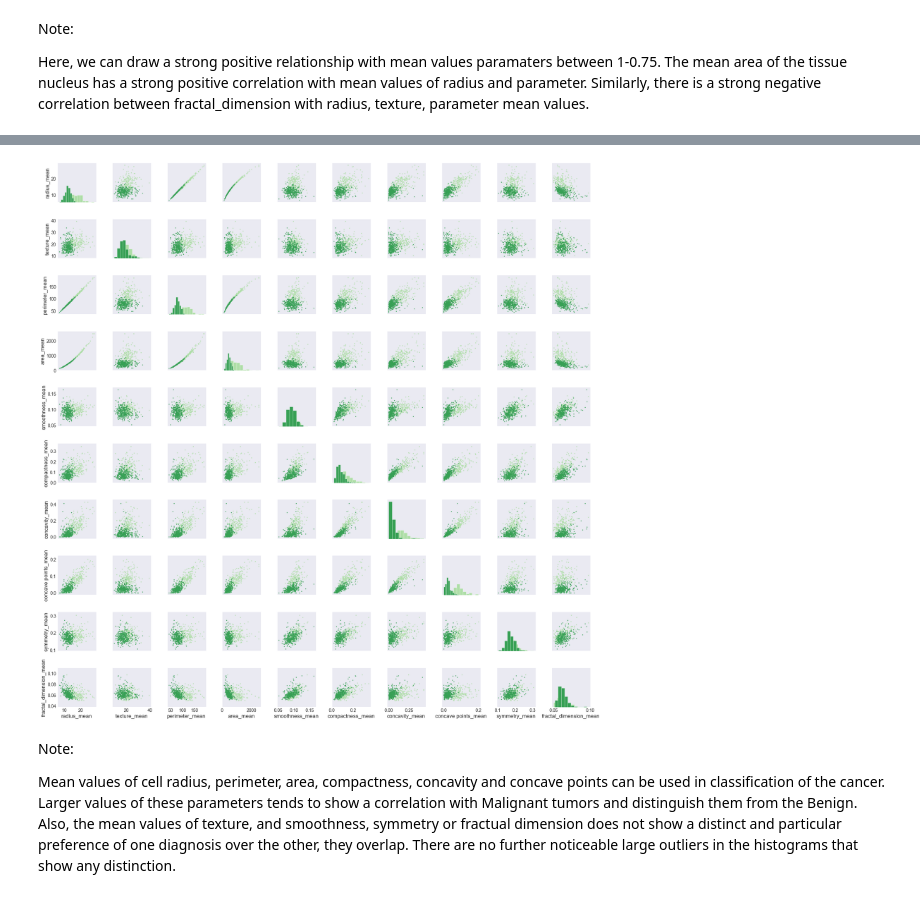
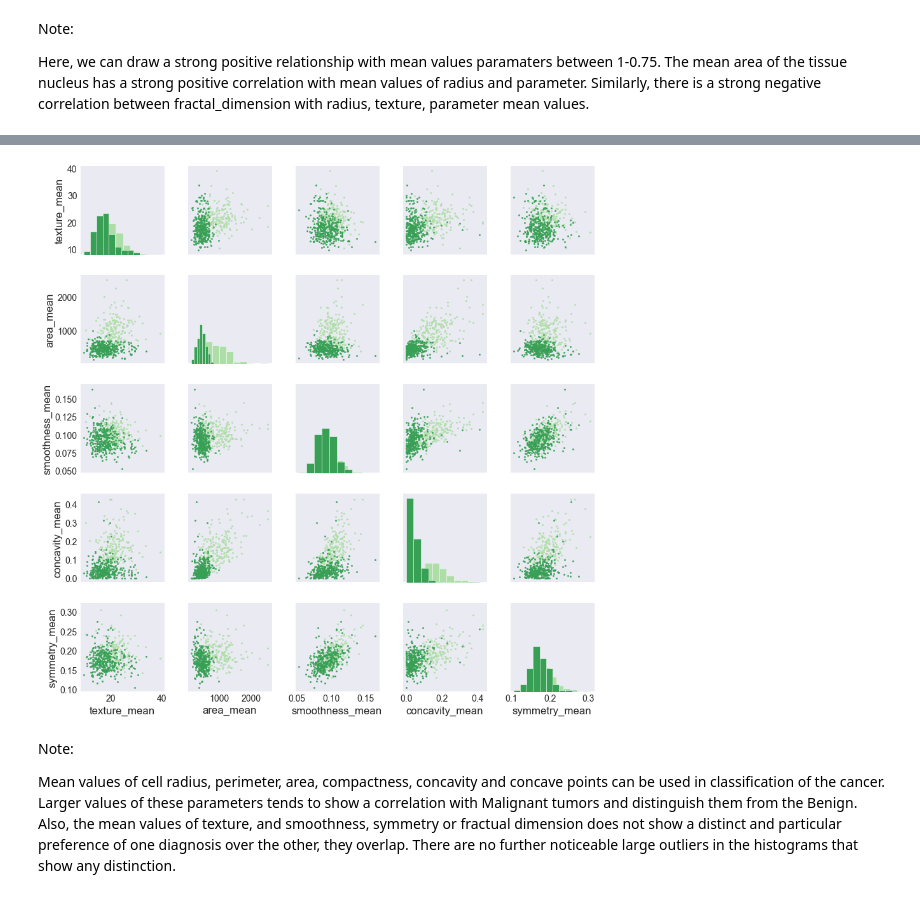
Before and after one commit to shubhramahey/Breast-Cancer-Analysis, a Jupyter notebook: Breast Cancer Analysis.ipynb, the cells around one changed output, grey strips where cells are left out. Saved outputs shown, nothing was run; the diff lists cells and outputs as text; code cells hidden in the pictures.

```diff
--- a/Breast Cancer Analysis.ipynb
+++ b/Breast Cancer Analysis.ipynb
@@ -271,6 +271,7 @@ sns.set_style("dark")
 
 data1 = pd.read_csv(r'C:\Users\Gaurav\Desktop\Breast Cancer\Data\breast-cancer.csv', index_col=False)
 data1.drop('Unnamed: 32',axis=1, inplace=True)
+gs = data1
 
 # Correlation matrix for the mean data
 corr = data_mean.corr()
@@ -297,0 +329,5 @@ Here, we can draw a strong positive relationship with mean values paramaters bet
+# %%
+#dropping the correlated variables
+drop_list1 = ['perimeter_mean','radius_mean','compactness_mean', 'concavity_worst', 'concave points_mean','radius_se','perimeter_se','radius_worst','perimeter_worst','compactness_worst','concave points_worst','compactness_se','concave points_se','texture_worst','area_worst']
+df_new = gs.drop(drop_list1,axis = 1 )
+df_new.head()
@@ -298,16 +368,18 @@ Here, we can draw a strong positive relationship with mean values paramaters bet
 # %%
 #plotting a scatter plot to visualize the data before further analysis
 # %%
+d_1 = df_new
+d_2 = d_1
 sns.set_style("dark")
 
-data2 = pd.read_csv(r'C:\Users\Gaurav\Desktop\Breast Cancer\Data\breast-cancer.csv', index_col=False)
-data2.drop('Unnamed: 32',axis=1, inplace=True)
-g = sns.PairGrid(data2[[data2.columns[1],data2.columns[2],data2.columns[3],
-                     data2.columns[4], data2.columns[5],data2.columns[6], data2.columns[7], data2.columns[8], data2.columns[9], data2.columns[10],data2.columns[11]]],hue='diagnosis', palette="Greens")
+#data2 = pd.read_csv(r'C:\Users\Gaurav\Desktop\Breast Cancer\Data\breast-cancer.csv', index_col=False)
+#data2.drop('Unnamed: 32',axis=1, inplace=True)
+g = sns.PairGrid(d_1[[d_1.columns[1],d_1.columns[2],d_1.columns[3],
+                     d_1.columns[4], d_1.columns[5],d_1.columns[6]]],hue='diagnosis', palette="Greens")
 g = g.map_diag(plt.hist)
 g = g.map_offdiag(plt.scatter, s = 5)
 # %% [output]
-[figure, old version]
+[figure, new version]
 # %% [markdown]
 Note:
 
```
Also changed, not shown: parts of 36 cells of this notebook.
